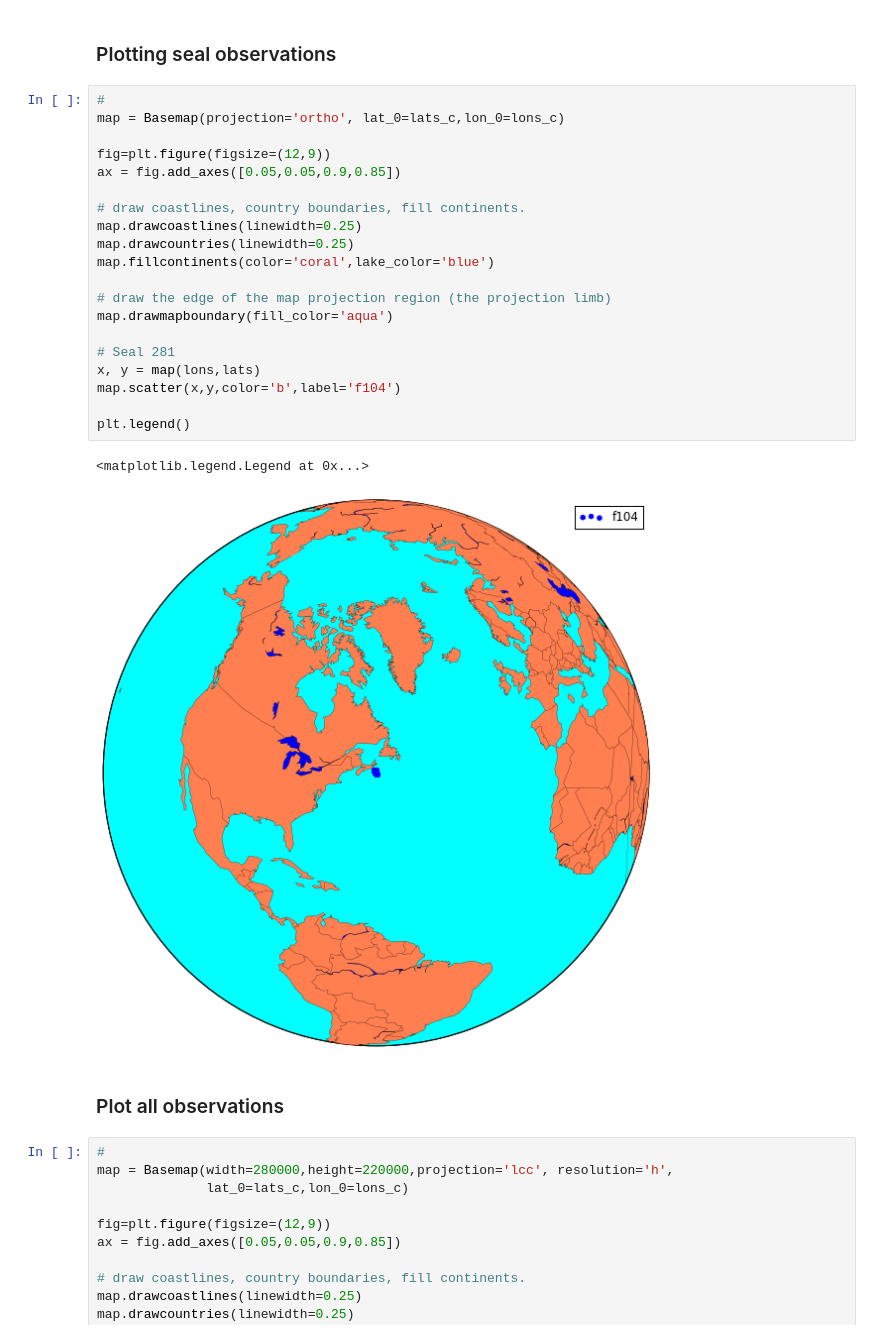
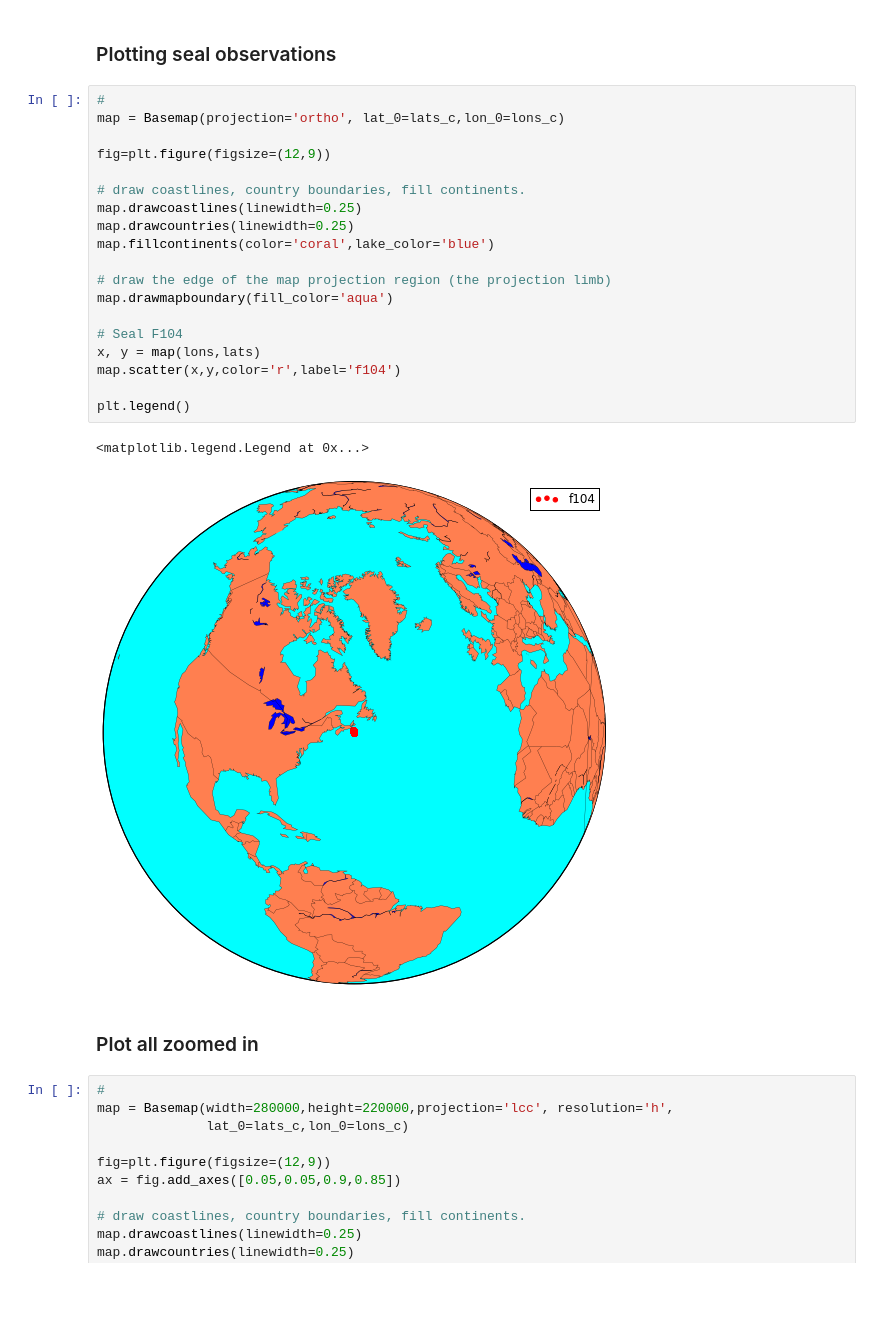
Before and after one commit to nealmcb/Final_Tutorials, a Jupyter notebook: Python_DataAnalysis/plotting.ipynb, the cells around one changed output. Cells and saved outputs as stored; diff of their text form; blank space fills up the shorter version.

```diff
--- a/Python_DataAnalysis/plotting.ipynb
+++ b/Python_DataAnalysis/plotting.ipynb
@@ -86,28 +88,27 @@ map.drawmapboundary(fill_color='aqua')
 # %%
 #
 map = Basemap(projection='ortho', lat_0=lats_c,lon_0=lons_c)
 
 fig=plt.figure(figsize=(12,9))
-ax = fig.add_axes([0.05,0.05,0.9,0.85])
 
 # draw coastlines, country boundaries, fill continents.
 map.drawcoastlines(linewidth=0.25)
 map.drawcountries(linewidth=0.25)
 map.fillcontinents(color='coral',lake_color='blue')
 
 # draw the edge of the map projection region (the projection limb)
 map.drawmapboundary(fill_color='aqua')
 
-# Seal 281
+# Seal F104
 x, y = map(lons,lats)
-map.scatter(x,y,color='b',label='f104')
+map.scatter(x,y,color='r',label='f104')
 
 plt.legend()
 # %% [output]
 <matplotlib.legend.Legend at 0x...>
-[figure, old version]
+[figure, new version]
 # %% [markdown]
-### Plot all  observations
+### Plot all  zoomed in
 # %%
 #
 map = Basemap(width=280000,height=220000,projection='lcc', resolution='h',
```
Also changed, not shown: parts of 6 cells of this notebook, 1 other file.
